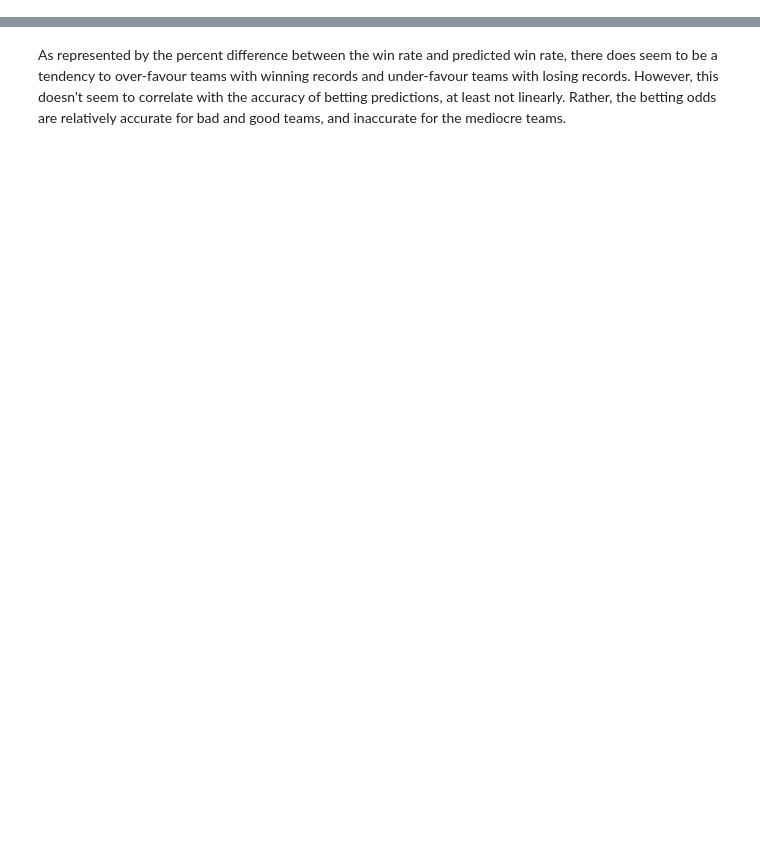
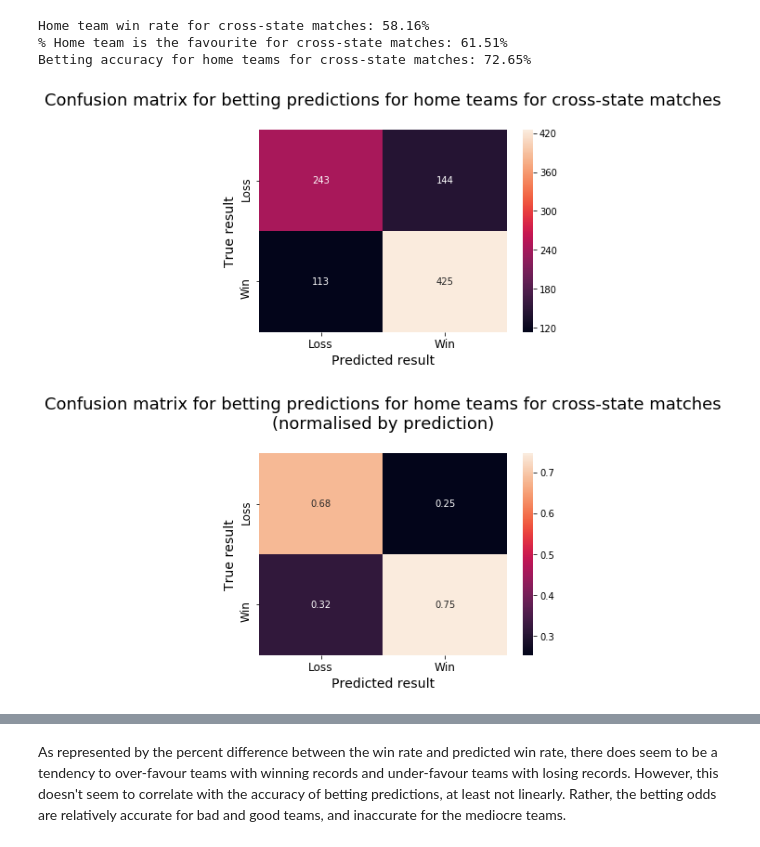
Before and after one commit to cfranklin11/footy-tipper, a Jupyter notebook: experiments/notebooks/1.0-analysis-of-heuristics.ipynb, the cells around one changed output, grey strips where cells are left out. Saved outputs shown, nothing was run; the diff lists cells and outputs as text; code cells hidden in the pictures; blank space fills up the shorter version.

```diff
--- a/experiments/notebooks/1.0-analysis-of-heuristics.ipynb
+++ b/experiments/notebooks/1.0-analysis-of-heuristics.ipynb
@@ -458,0 +393,38 @@ The AFL is closer to American sports leagues than European soccer leagues in how
+# %%
+# Home team win % and betting odds for cross-state matches
+
+cross_state_home_df = geo_home_df[(geo_home_df['cross_state_match'] == 1) & (geo_home_df['home_team'] == 1)]
+cross_home_win_rate = cross_state_home_df['win'].mean()
+cross_home_fave_rate = cross_state_home_df['pred_win'].mean()
+cross_home_fave_accuracy = cross_state_home_df['correct_pred'].mean()
+
+print('\nHome team win rate for cross-state matches: {0:.2f}%'.format(cross_home_win_rate * 100))
+print('% Home team is the favourite for cross-state matches: {0:.2f}%'.format(cross_home_fave_rate * 100))
+print('Betting accuracy for home teams for cross-state matches: {0:.2f}%\n'.format(cross_home_fave_accuracy * 100))
+
+cross_home_cm = confusion_matrix(cross_state_home_df['win'], cross_state_home_df['pred_win'])
+normal_home_cm = cross_home_cm.astype('float') / cross_home_cm.sum(axis=0)[np.newaxis, :]
+
+sns.heatmap(cross_home_cm, annot=True, fmt='d', xticklabels=['Loss', 'Win'], yticklabels=['Loss', 'Win'])
+plt.title('Confusion matrix for betting predictions for home teams for cross-state matches\n', fontsize=18)
+plt.ylabel('True result', fontsize=14)
+plt.xlabel('Predicted result', fontsize=14)
+plt.yticks(fontsize=12)
+plt.xticks(fontsize=12)
+plt.show()
+
+sns.heatmap(cross_home_cm.astype('float') / cross_home_cm.sum(axis=0)[np.newaxis, :],
+            annot=True, xticklabels=['Loss', 'Win'], yticklabels=['Loss', 'Win'])
+plt.title('Confusion matrix for betting predictions for home teams for cross-state matches\n(normalised by prediction)\n',
+          fontsize=18)
+plt.ylabel('True result', fontsize=14)
+plt.xlabel('Predicted result', fontsize=14)
+plt.yticks(fontsize=12)
+plt.xticks(fontsize=12)
+plt.show()
+# %% [output]
+Home team win rate for cross-state matches: 58.16%
+% Home team is the favourite for cross-state matches: 61.51%
+Betting accuracy for home teams for cross-state matches: 72.65%
+[figure, added]
+[figure, added]
```
Also changed, not shown: parts of 61 cells of this notebook.
